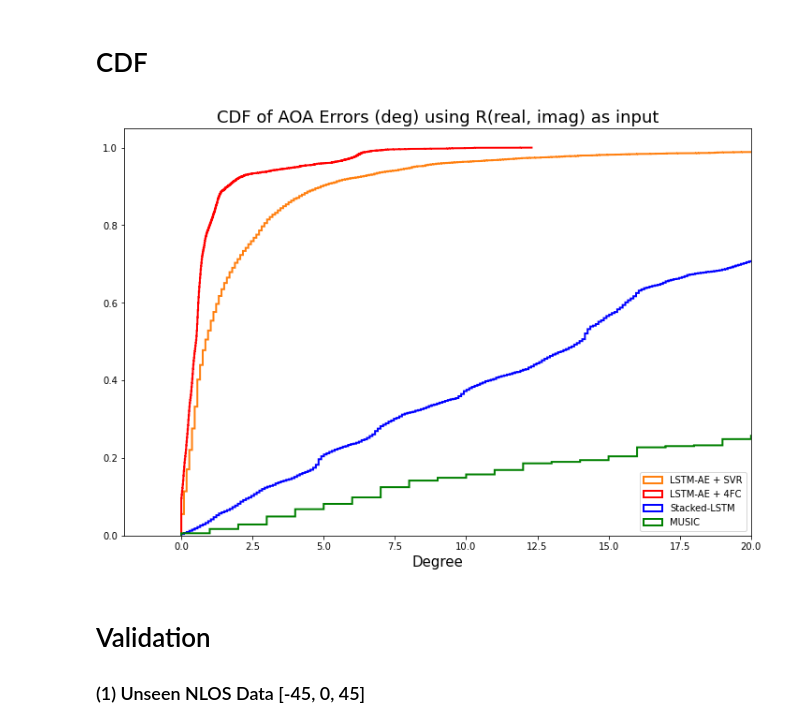
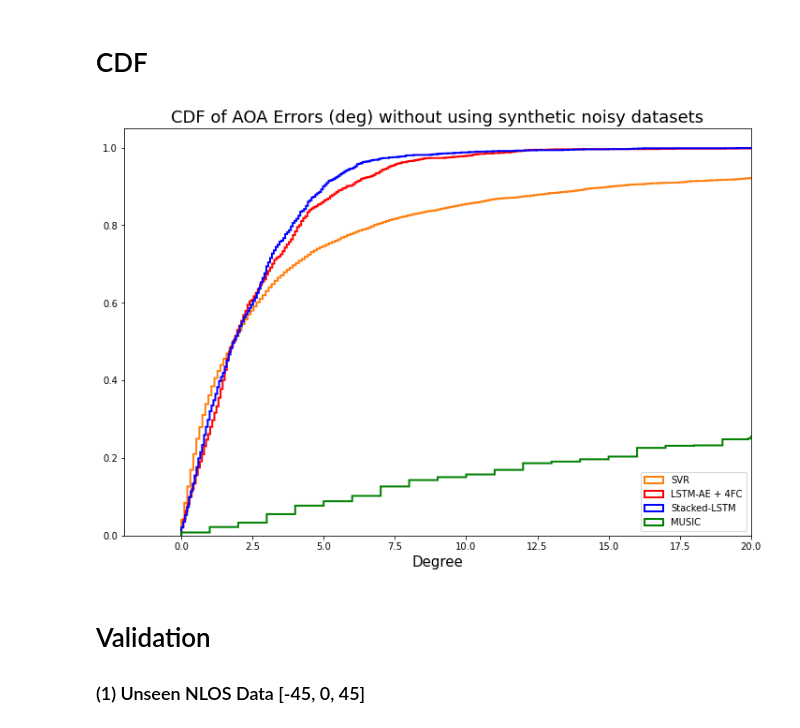
Before and after one commit to zdai257/DeepAOANet, a Jupyter notebook: myAOAnet.ipynb, the cells around one changed output. Drawn from its saved outputs; the diff is of its cells as text; code cells hidden in the pictures.

```diff
--- a/myAOAnet.ipynb
+++ b/myAOAnet.ipynb
@@ -1134,11 +1150,11 @@ import pickle
 
 encoder_fc_tuple = (encoder, model_4)
 
-pkl_filename = "encoder_fc_tuple.pkl"
+pkl_filename = "encoder_fc_phs_tuple.pkl"
 with open(join('checkpoints', pkl_filename), 'wb') as a_file:
     pickle.dump(encoder_fc_tuple, a_file)
 # %%
-pkl_filename = "encoder_fc_tuple.pkl"
+pkl_filename = "encoder_fc_phs_tuple.pkl"
 with open(join('checkpoints', pkl_filename), 'rb') as a_file:
     encoder_cpy, model_4_cpy = pickle.load(a_file)
 
@@ -1322,7 +1359,9 @@ plt.show()
 # %%
 y_err_music_series = pd.Series(abs(y_test[i] / math.pi*180 - y_test_music[i]) for i in range(len(y_test)))
 # %%
-y_err_lstm_ae_svr_series = pd.Series(abs(y_test - pred_EncodeSVR_y_test) / math.pi*180)
+#y_err_lstm_ae_svr_series = pd.Series(abs(y_test - pred_EncodeSVR_y_test) / math.pi*180)
+# %%
+y_err_svr0_series = pd.Series(abs(y_test0 - pred_SVR0_y_test) / math.pi*180)
 # %%
 y_err_lstm_ae_fc_series = pd.Series(abs(y_test - pred_model_4_y_test.ravel()) / math.pi*180)
 # %%
@@ -1330,29 +1369,33 @@ y_err_lstm_stacked_lstm_series = pd.Series(abs(y_test - pred_model_3_y_test.rave
 # %%
 %matplotlib inline
 fig_hist, ax_hist = plt.subplots(1,1, figsize=(12,8))
-
+'''
 n, bins, patches = ax_hist.hist(y_err_lstm_ae_svr_series, density=True, cumulative = True, histtype='step', \
                                 bins=1000, color='tab:orange', linewidth=2, label='LSTM-AE + SVR')
+patches[0].set_xy(patches[0].get_xy()[:-1])
+'''
+n, bins, patches = ax_hist.hist(y_err_svr0_series, density=True, cumulative = True, histtype='step', \
+                                bins=1000, color='tab:orange', linewidth=2, label='SVR')
 patches[0].set_xy(patches[0].get_xy()[:-1])
 n2, bins2, patches2 = ax_hist.hist(y_err_lstm_ae_fc_series, density=True, cumulative = True, histtype='step', \
                                    bins=1000, color='red', linewidth=2, label='LSTM-AE + 4FC')
 patches2[0].set_xy(patches2[0].get_xy()[:-1])
 n3, bins3, patches3 = ax_hist.hist(y_err_lstm_stacked_lstm_series, density=True, cumulative = True, histtype='step', \
                                    bins=1000, color='b', linewidth=2, label='Stacked-LSTM')
 patches3[0].set_xy(patches3[0].get_xy()[:-1])
 n4, bins4, patches4 = ax_hist.hist(y_err_music_series, density=True, cumulative = True, histtype='step', \
                                    bins=1000, color='g', linewidth=2, label='MUSIC')
 patches4[0].set_xy(patches4[0].get_xy()[:-1])
 
-ax_hist.set_title("CDF of AOA Errors (deg) using R(real, imag) as input", fontsize=18)
+ax_hist.set_title("CDF of AOA Errors (deg) without using synthetic noisy datasets", fontsize=18)
 ax_hist.set_xlabel("Degree", fontsize=15)
 ax_hist.set_xlim(-2, 20)
 ax_hist.legend(loc='lower right')
 
-fig_hist.savefig(join('doc', 'CDF_R_real_imag.png'), facecolor="w", bbox_inches='tight')
+fig_hist.savefig(join('doc', 'CDF_R_pure3.png'), facecolor="w", bbox_inches='tight')
 plt.show()
 # %% [output]
-[figure, old version]
+[figure, new version]
 # %% [markdown]
 # Validation
 ### (1) Unseen NLOS Data [-45, 0, 45]
```
Also changed, not shown: parts of 71 cells of this notebook, 42 other files.
